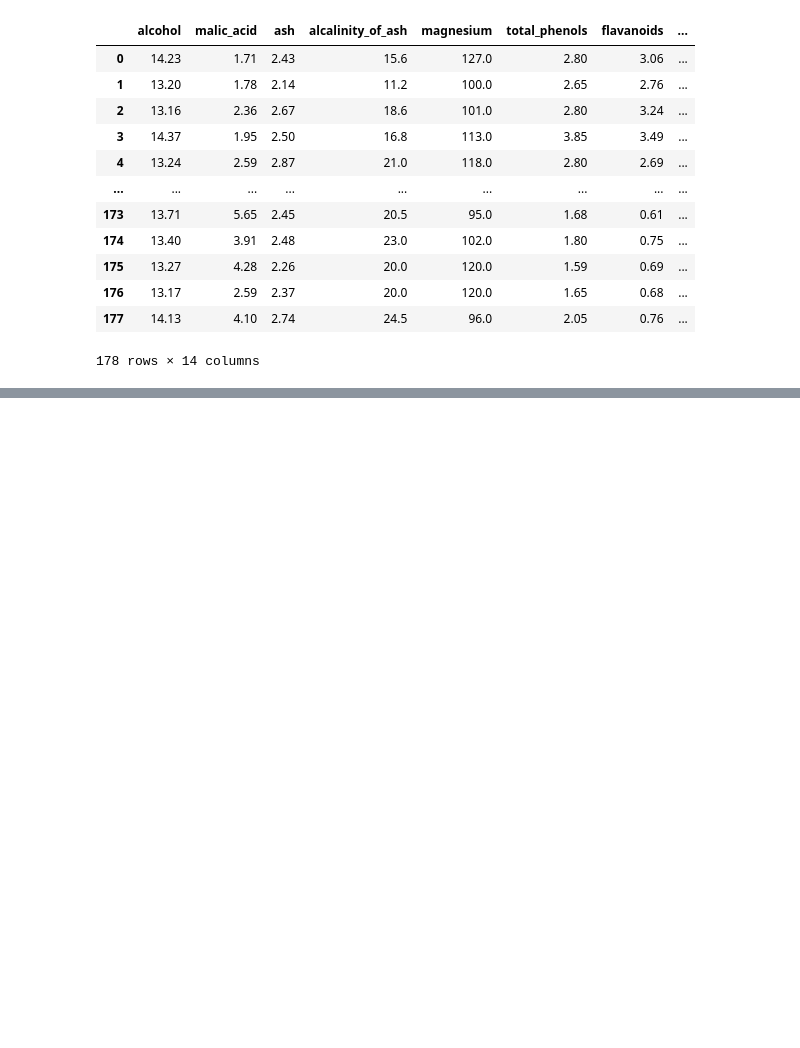
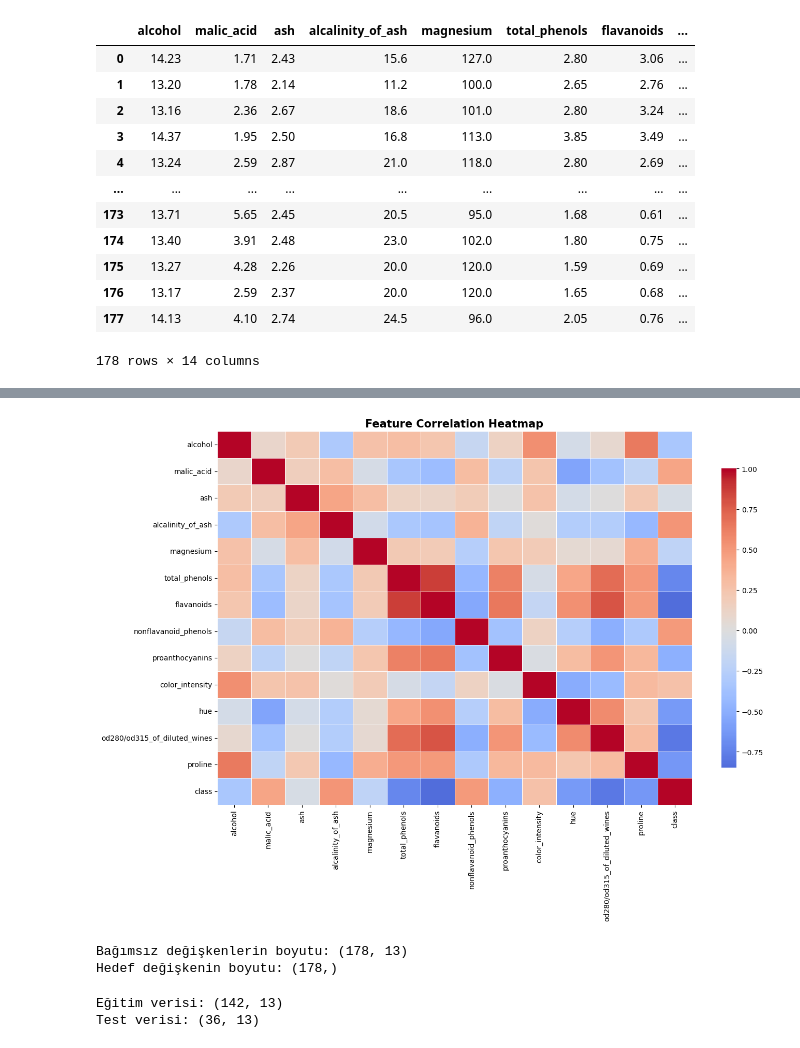
Before and after one commit to betulaltunyuva/wine-classification-project, a Jupyter notebook: wine_classification.ipynb, the cells around one changed output, grey strips where cells are left out. Cells and saved outputs as stored; diff of their text form; code cells hidden in the pictures; blank space fills up the shorter version.

```diff
--- a/wine_classification.ipynb
+++ b/wine_classification.ipynb
@@ -237,0 +144,55 @@ Sonuç: Karar Ağacı modeli daha başarılıdır.
+# %%
+correlation_matrix = data.corr()
+
+plt.figure(figsize=(14, 10))
+
+sns.heatmap(
+    correlation_matrix,
+    cmap="coolwarm",
+    center=0,
+    linewidths=0.5,
+    cbar_kws={"shrink": 0.8}
+)
+
+plt.title(
+    "Feature Correlation Heatmap",
+    fontsize=15,
+    fontweight="bold"
+)
+
+plt.tight_layout()
+
+plt.savefig(
+    "correlation_heatmap.png",
+    dpi=300,
+    bbox_inches="tight"
+)
+
+plt.show()
+# %% [output]
+[figure, added]
+# %%
+X = data.drop("class", axis=1)
+y = data["class"]
+
+print("Bağımsız değişkenlerin boyutu:", X.shape)
+print("Hedef değişkenin boyutu:", y.shape)
+# %% [output]
+Bağımsız değişkenlerin boyutu: (178, 13)
+Hedef değişkenin boyutu: (178,)
+# %%
+from sklearn.model_selection import train_test_split
+
+X_train, X_test, y_train, y_test = train_test_split(
+    X,
+    y,
+    test_size=0.20,
+    random_state=42,
+    stratify=y
+)
+
+print("Eğitim verisi:", X_train.shape)
+print("Test verisi:", X_test.shape)
+# %% [output]
+Eğitim verisi: (142, 13)
+Test verisi: (36, 13)
```
Also changed, not shown: parts of 41 cells of this notebook.
